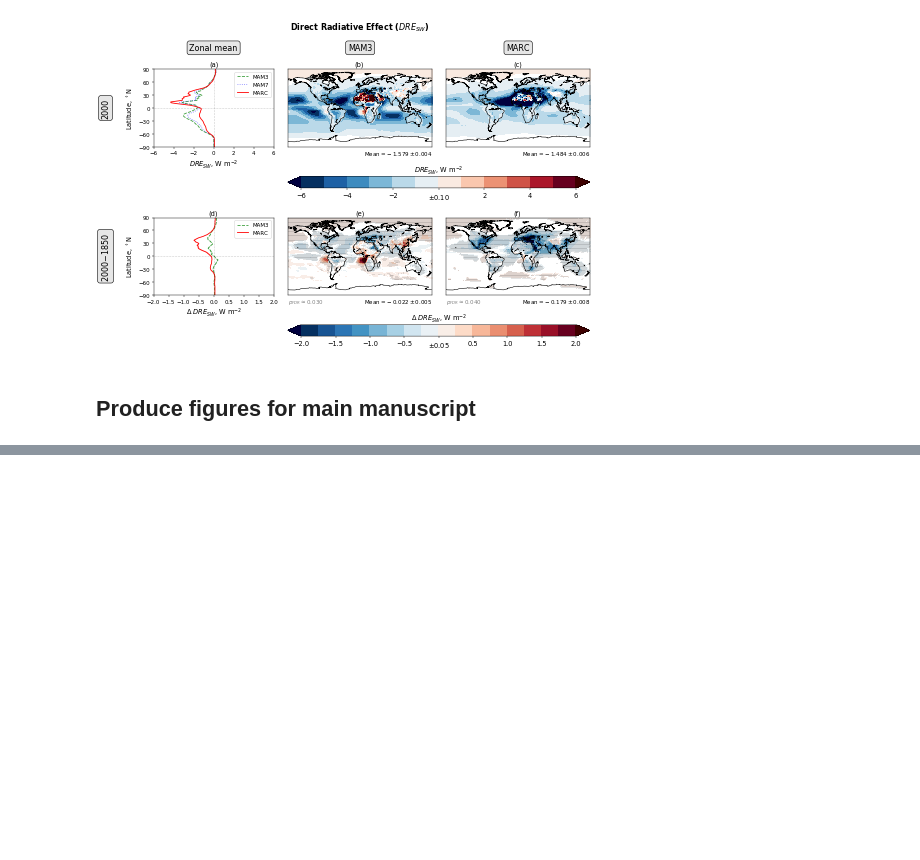
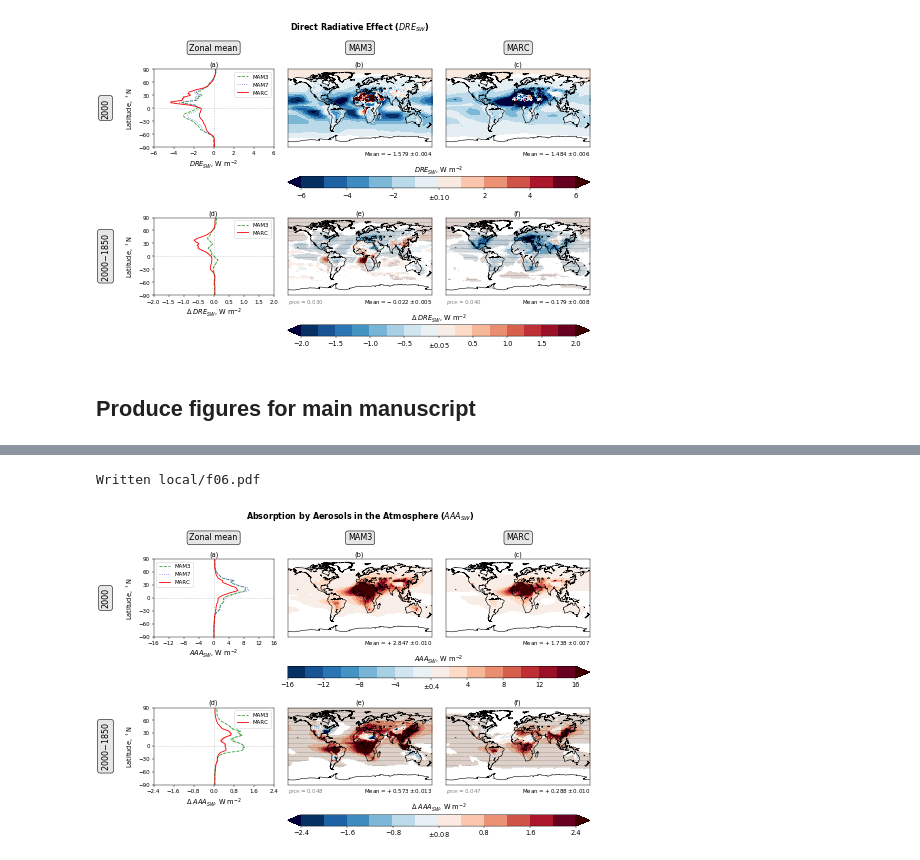
Before and after one commit to grandey/p17c-marc-comparison, a Jupyter notebook: manuscript_draft2017b/figures_draft_2017b.ipynb, the cells around one changed output, grey strips where cells are left out. Drawn from its saved outputs; the diff is of its cells as text; code cells hidden in the pictures; blank space fills up the shorter version.

```diff
--- a/manuscript_draft2017b/figures_draft_2017b.ipynb
+++ b/manuscript_draft2017b/figures_draft_2017b.ipynb
@@ -622,0 +648,12 @@ Written local/f07.pdf
+# %%
+# Absorption by aerosols in the atmosphere
+fig = zonal_means_maps_2000_diff(model_var_dict={'mam3': 'cAAA', 'mam7': 'cAAA', 'marc': 'cAAA', },
+                                 main_title='Absorption by Aerosols in the Atmosphere ($AAA_{SW}$)',
+                                 xlabel='$AAA_{SW}$, W m$^{-2}$',
+                                 xlim_2000=[-16, 16], whiteout_2000='0.4', cmap_2000='RdBu_r', nlev_2000=16,
+                                 xlim_diff=[-2.4, 2.4], whiteout_diff='0.08', cmap_diff='RdBu_r', nlev_diff=12,
+                                 file_prefix='f{:02}'.format(figure_counter))
+figure_counter += 1
+# %% [output]
+Written local/f06.pdf
+[figure, added]
```
Also changed, not shown: parts of 5 cells of this notebook.
